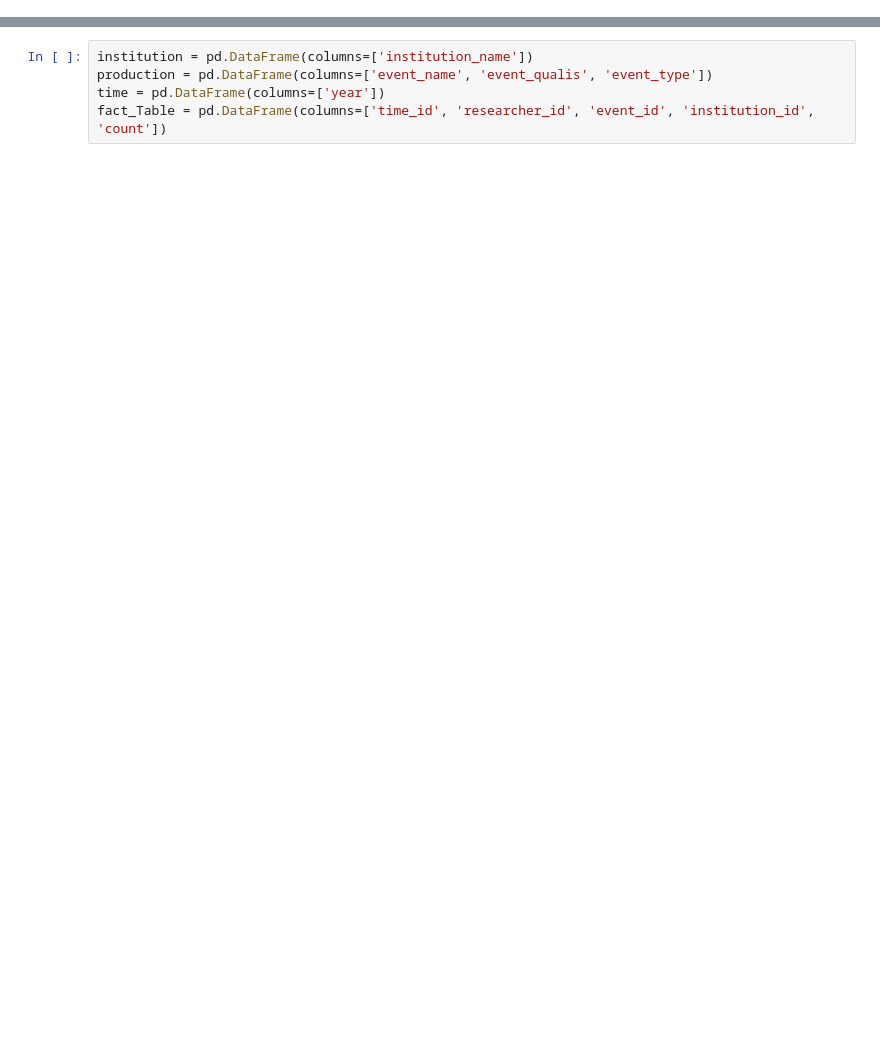
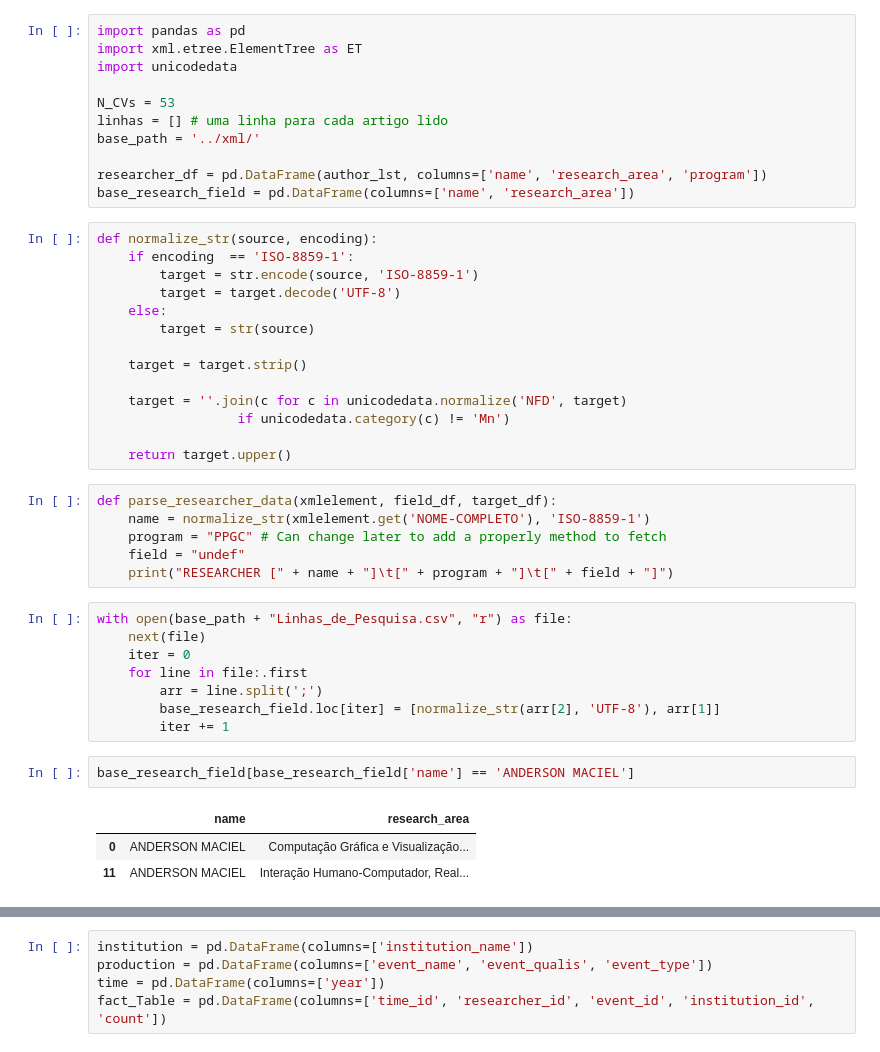
Before and after one commit to aksmiyazaki/ebd10, a Jupyter notebook: src/parser.ipynb, the cells around one changed output, grey strips where cells are left out. Drawn from its saved outputs; the diff is of its cells as text; blank space fills up the shorter version.

```diff
--- a/src/parser.ipynb
+++ b/src/parser.ipynb
@@ -1 +1,46 @@
+# %%
+import pandas as pd
+import xml.etree.ElementTree as ET
+import unicodedata
+
+N_CVs = 53
+linhas = [] # uma linha para cada artigo lido
+base_path = '../xml/'
+
+researcher_df = pd.DataFrame(author_lst, columns=['name', 'research_area', 'program'])
+base_research_field = pd.DataFrame(columns=['name', 'research_area'])
+# %%
+def normalize_str(source, encoding):
+    if encoding  == 'ISO-8859-1':
+        target = str.encode(source, 'ISO-8859-1')
+        target = target.decode('UTF-8')
+    else:
+        target = str(source)
+
+    target = target.strip()
+
+    target = ''.join(c for c in unicodedata.normalize('NFD', target)
+                  if unicodedata.category(c) != 'Mn')
+
+    return target.upper()
+# %%
+def parse_researcher_data(xmlelement, field_df, target_df):
+    name = normalize_str(xmlelement.get('NOME-COMPLETO'), 'ISO-8859-1')
+    program = "PPGC" # Can change later to add a properly method to fetch
+    field = "undef"
+    print("RESEARCHER [" + name + "]\t[" + program + "]\t[" + field + "]")
+# %%
+with open(base_path + "Linhas_de_Pesquisa.csv", "r") as file:
+    next(file)
+    iter = 0
+    for line in file:.first
+        arr = line.split(';')
+        base_research_field.loc[iter] = [normalize_str(arr[2], 'UTF-8'), arr[1]]
+        iter += 1
+# %%
+base_research_field[base_research_field['name'] == 'ANDERSON MACIEL']
+# %% [output]
+|  | name | research_area |
+| 0 | ANDERSON MACIEL | Computação Gráfica e Visualização... |
+| 11 | ANDERSON MACIEL | Interação Humano-Computador, Real... |
 # %%
```
Also changed, not shown: parts of 6 cells of this notebook, 1 other file.
